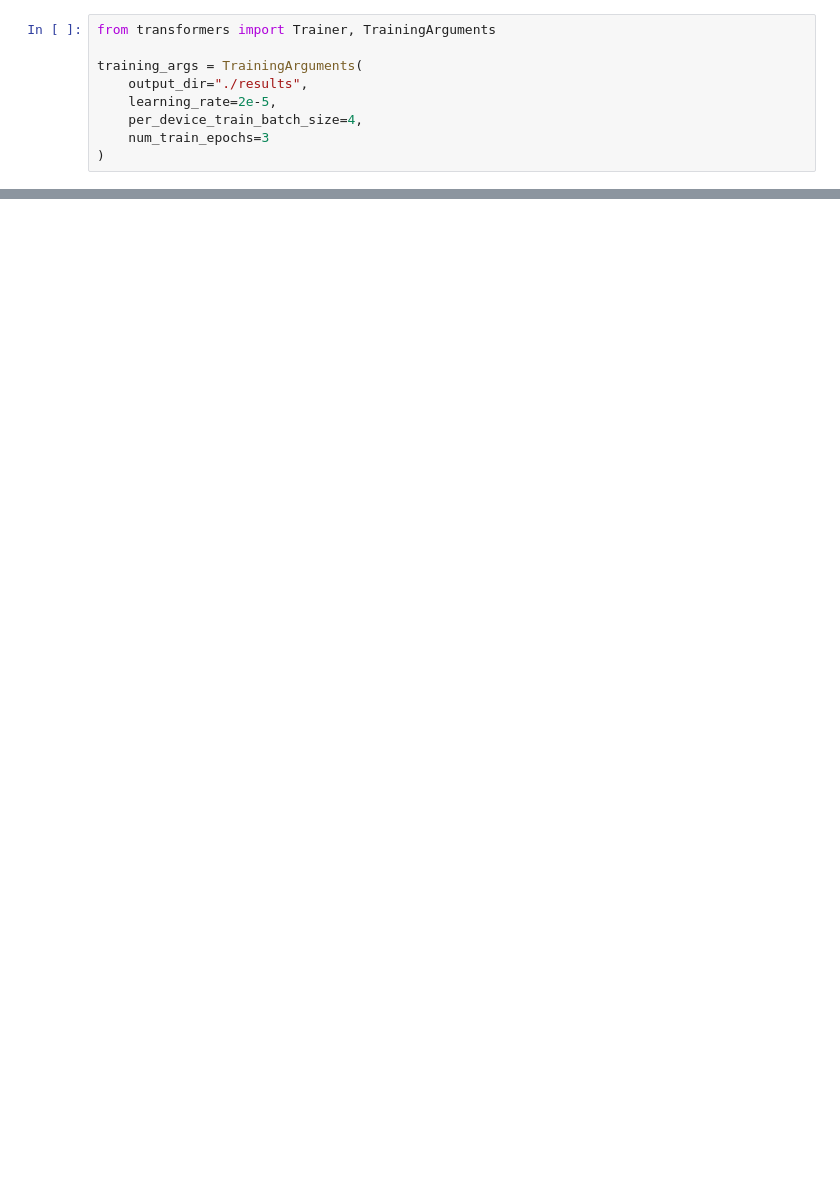
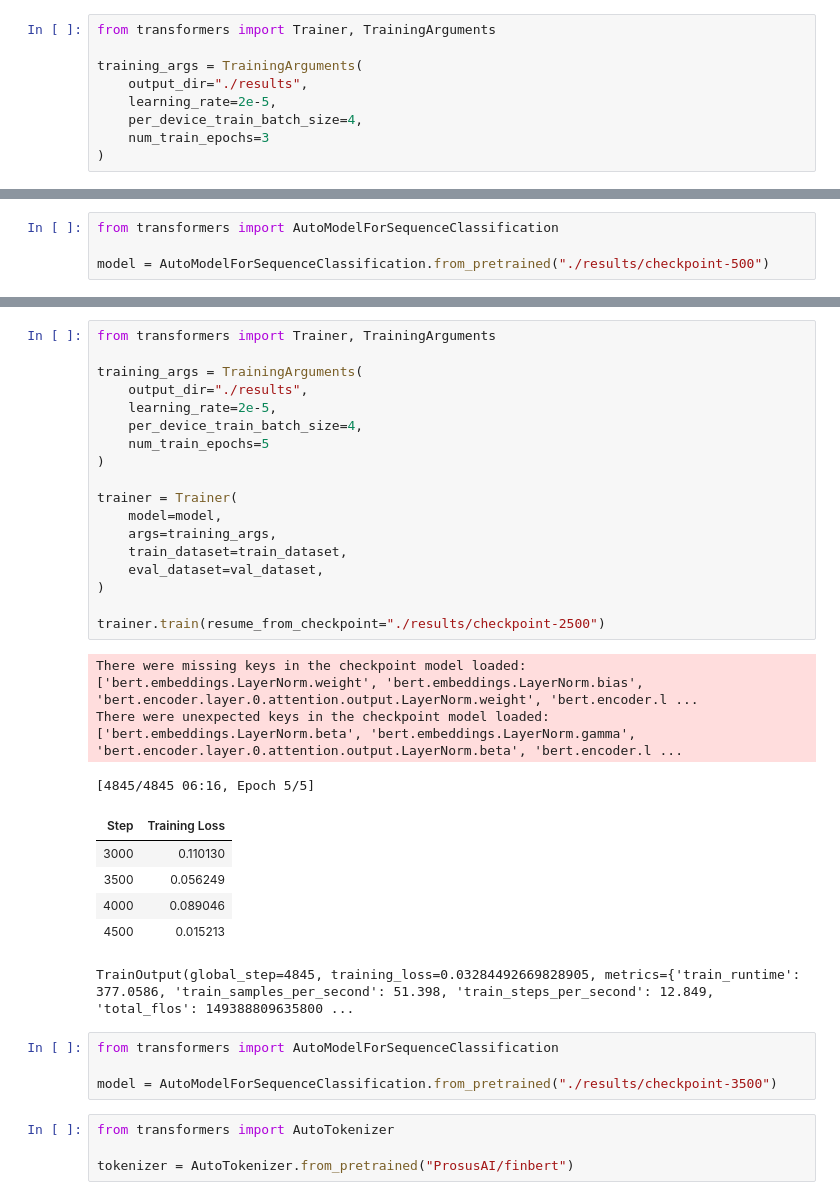
Before and after one commit to VivekDubey18/LLM-based-trading-system, a Jupyter notebook: finbert.ipynb, the cells around one changed output, grey strips where cells are left out. Drawn from its saved outputs; the diff is of its cells as text; blank space fills up the shorter version.

```diff
--- a/finbert.ipynb
+++ b/finbert.ipynb
@@ -93,0 +207,4 @@ trainer.evaluate()
+# %%
+from transformers import AutoModelForSequenceClassification
+
+model = AutoModelForSequenceClassification.from_pretrained("./results/checkpoint-500")
@@ -93,0 +243,36 @@ trainer.evaluate()
+# %%
+from transformers import Trainer, TrainingArguments
+
+training_args = TrainingArguments(
+    output_dir="./results",
+    learning_rate=2e-5,
+    per_device_train_batch_size=4,
+    num_train_epochs=5
+)
+
+trainer = Trainer(
+    model=model,
+    args=training_args,
+    train_dataset=train_dataset,
+    eval_dataset=val_dataset,
+)
+
+trainer.train(resume_from_checkpoint="./results/checkpoint-2500")
+# %% [output]
+There were missing keys in the checkpoint model loaded: ['bert.embeddings.LayerNorm.weight', 'bert.embeddings.LayerNorm.bias', 'bert.encoder.layer.0.attention.output.LayerNorm.weight', 'bert.encoder.l ...
+There were unexpected keys in the checkpoint model loaded: ['bert.embeddings.LayerNorm.beta', 'bert.embeddings.LayerNorm.gamma', 'bert.encoder.layer.0.attention.output.LayerNorm.beta', 'bert.encoder.l ...
+[4845/4845 06:16, Epoch 5/5]
+| Step | Training Loss |
+| 3000 | 0.110130 |
+| 3500 | 0.056249 |
+| 4000 | 0.089046 |
+| 4500 | 0.015213 |
+TrainOutput(global_step=4845, training_loss=0.03284492669828905, metrics={'train_runtime': 377.0586, 'train_samples_per_second': 51.398, 'train_steps_per_second': 12.849, 'total_flos': 149388809635800 ...
+# %%
+from transformers import AutoModelForSequenceClassification
+
+model = AutoModelForSequenceClassification.from_pretrained("./results/checkpoint-3500")
+# %%
+from transformers import AutoTokenizer
+
+tokenizer = AutoTokenizer.from_pretrained("ProsusAI/finbert")
```
Also changed, not shown: parts of 22 cells of this notebook.
